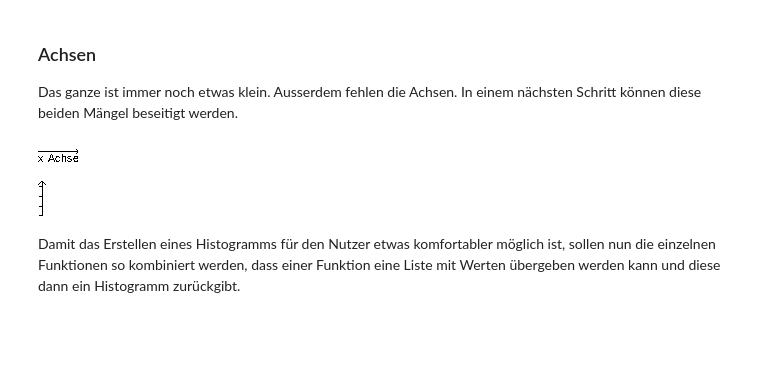
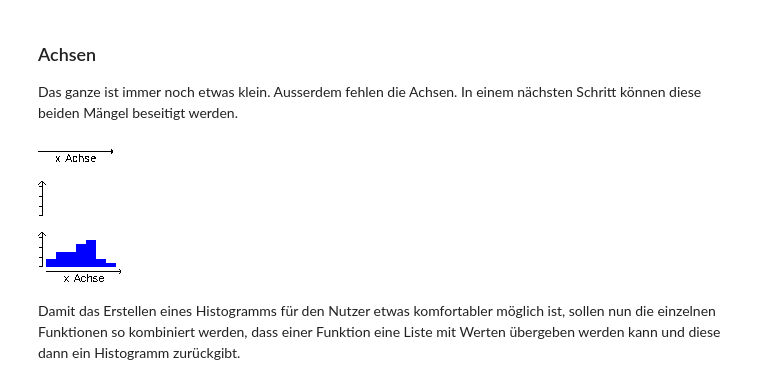
Before and after one commit to Jacques-Mock-Schindler/Studienleistung1, a Jupyter notebook: docs/Musterloesung_Histogramm.ipynb, the cells around one changed output. Saved outputs shown, nothing was run; the diff lists cells and outputs as text; code cells hidden in the pictures; blank space fills up the shorter version.

Commit message:
Zeichne Histogramm mit Achsen

```diff
--- a/docs/Musterloesung_Histogramm.ipynb
+++ b/docs/Musterloesung_Histogramm.ipynb
@@ -461,23 +461,25 @@ def draw_arrowhead():
     return pfeilspitze
 # %%
 def draw_x_axis(values : float, label : str) -> Grafik:
-    x = fixiere(mitte_rechts, rechteck(len(values)*5 + 5, 1, schwarz))
+    x = fixiere(mitte_rechts, rechteck(len(values)*10 + 5, 1, schwarz))
     pfeil_seite = rechteck(2.5, 1, schwarz)
     pfeil_seite_unten = fixiere(oben_rechts, drehe(45, pfeil_seite))
     pfeil_seite_oben = fixiere(unten_rechts, drehe(-45, pfeil_seite))
     pfeilspitze = fixiere(mitte_rechts,
                           kombiniere(pfeil_seite_oben, pfeil_seite_unten))
     pfeil_x = fixiere(unten_mitte, kombiniere(x, pfeilspitze))
 
     x_label = fixiere(oben_mitte, text(label, "Arial", 11, schwarz))
 
     x_achse = kombiniere(pfeil_x, x_label)
 
     return x_achse
 
-zeige_grafik(draw_x_axis(zahlen, "x-Achse"))
+x_achse = draw_x_axis(zahlen_relativ, "x-Achse")
+
+zeige_grafik(x_achse)
 # %% [output]
-[figure, old version]
+[figure, new version]
 # %%
 def draw_y_axis(values : float) -> Grafik:
     endpunkt = int((max(values) + 10) // 10)
@@ -509,6 +511,26 @@ y_achse = draw_y_axis(zahlen_relativ)
 zeige_grafik(y_achse)
 # %% [output]
 [figure]
+# %%
+oben_links,
+x_space = rechteck(70, 2, transparent)
+x_achse_positioniert = fixiere(oben_links, ueber(x_space, x_achse))
+histogram_relativ = fixiere(unten_links, histogram_relativ)
+histogram_relativ_x = kombiniere(x_achse_positioniert, histogram_relativ)
+
+y_space = fixiere(unten_links, rechteck(3, 15, transparent))
+y_achse_positioniert = kombiniere(
+    fixiere(unten_mitte, y_achse),
+    y_space
+)
+
+y_achse_positioniert = fixiere(unten_rechts, y_achse_positioniert)
+
+histogram_mit_achsen = kombiniere(histogram_relativ_x, y_achse_positioniert)
+
+zeige_grafik(histogram_mit_achsen)
+# %% [output]
+[figure, added]
 # %%
 def draw_axis(values : float) -> Grafik:
     x = fixiere(mitte_rechts, rechteck(len(values)*5 + 5, 1, schwarz))
```
Also changed, not shown: parts of 2 cells of this notebook.
